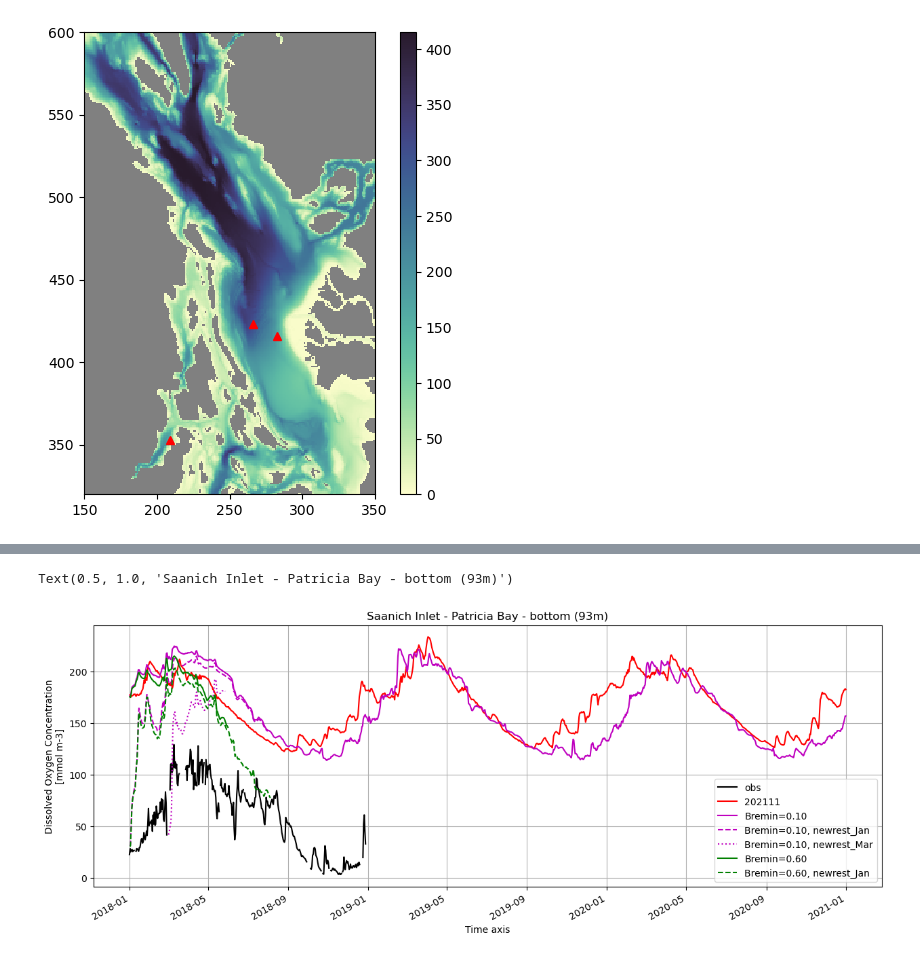
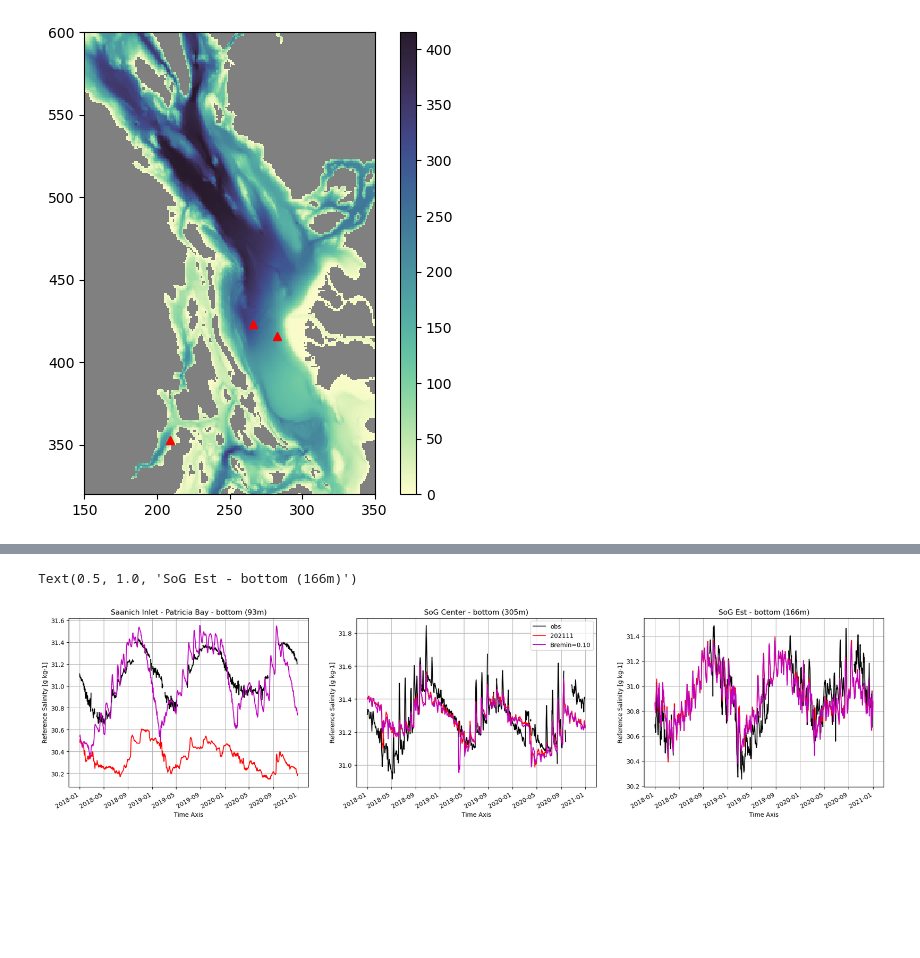
Before and after one commit to SalishSeaCast/analysis-abdoul, a Jupyter notebook: notebooks/salishsea_oxy/Evals_OxygenTS_SI-SoG_BotRemin_longRun.ipynb, the cells around one changed output, grey strips where cells are left out. Cells and saved outputs as stored; diff of their text form; code cells hidden in the pictures; blank space fills up the shorter version.

```diff
--- a/notebooks/salishsea_oxy/Evals_OxygenTS_SI-SoG_BotRemin_longRun.ipynb
+++ b/notebooks/salishsea_oxy/Evals_OxygenTS_SI-SoG_BotRemin_longRun.ipynb
@@ -225,16 +224,23 @@ Text(0.5, 1.0, '')
 # %%
-fig, ax = plt.subplots(1, 1, figsize=(15, 5))
-ax.plot(time[:365],oxy_saan[:365] * 44.661, 'k',label='obs')
-df_chemTlr0['dissolved_oxygen'][:, mbathy[0, j_SI, i_SI]-1, j_SI, i_SI].where(tmask[0, mbathy[0, j_SI, i_SI]-1, j_SI, i_SI] == 1).plot(ax=ax, x="time", color='r',label='202111')
-df_chemTlr1['dissolved_oxygen'][:, mbathy[0, j_SI, i_SI]-1, j_SI, i_SI].where(tmask[0, mbathy[0, j_SI, i_SI]-1, j_SI, i_SI] == 1).plot(ax=ax, x="time", color='m',label='Bremin=0.10')
-df_chemTlr1a['dissolved_oxygen'][:, mbathy[0, j_SI, i_SI]-1, j_SI, i_SI].where(tmask[0, mbathy[0, j_SI, i_SI]-1, j_SI, i_SI] == 1).plot(ax=ax, x="time_counter", color='m',linestyle='dashed',label='Bremin=0.10, newrest_Jan')
-df_chemTlr1b['dissolved_oxygen'][:, mbathy[0, j_SI, i_SI]-1, j_SI, i_SI].where(tmask[0, mbathy[0, j_SI, i_SI]-1, j_SI, i_SI] == 1).plot(ax=ax, x="time_counter", color='m',linestyle='dotted',label='Bremin=0.10, newrest_Mar')
-df_chemTlr2['dissolved_oxygen'][:, mbathy[0, j_SI, i_SI]-1, j_SI, i_SI].where(tmask[0, mbathy[0, j_SI, i_SI]-1, j_SI, i_SI] == 1).plot(ax=ax, x="time", color='g',label='Bremin=0.60')
-df_chemTlr2a['dissolved_oxygen'][:, mbathy[0, j_SI, i_SI]-1, j_SI, i_SI].where(tmask[0, mbathy[0, j_SI, i_SI]-1, j_SI, i_SI] == 1).plot(ax=ax, x="time_counter", color='g',linestyle='dashed',label='Bremin=0.60, newrest_Jan')
+# Salinity
+fig, ax = plt.subplots(1, 3, figsize=(24, 5))
+ax[0].plot(time[:1094],sal_saan[:1094], 'k',label='obs')
+df_gridTlr0['vosaline'][:, mbathy[0, j_SI, i_SI]-1, j_SI, i_SI].where(tmask[0, mbathy[0, j_SI, i_SI]-1, j_SI, i_SI] == 1).plot(ax=ax[0], x="time", color='r',label='202111')
+df_gridTlr1['vosaline'][:, mbathy[0, j_SI, i_SI]-1, j_SI, i_SI].where(tmask[0, mbathy[0, j_SI, i_SI]-1, j_SI, i_SI] == 1).plot(ax=ax[0], x="time", color='m',label='Bremin=0.10')
+ax[1].plot(time[:1094],sal_sogC[:1094], 'k',label='obs')
+df_gridTlr0['vosaline'][:, mbathy[0, j_SoG, i_SoG]-1, j_SoG, i_SoG].where(tmask[0, mbathy[0, j_SoG, i_SoG]-1, j_SoG, i_SoG] == 1).plot(ax=ax[1], x="time", color='r',label='202111')
+df_gridTlr1['vosaline'][:, mbathy[0, j_SoG, i_SoG]-1, j_SoG, i_SoG].where(tmask[0, mbathy[0, j_SoG, i_SoG]-1, j_SoG, i_SoG] == 1).plot(ax=ax[1], x="time", color='m',label='Bremin=0.10')
+ax[2].plot(time[:1094],sal_sogE[:1094], 'k',label='obs')
+df_gridTlr0['vosaline'][:, mbathy[0, j_SoGE, i_SoGE]-1, j_SoGE, i_SoGE].where(tmask[0, mbathy[0, j_SoGE, i_SoGE]-1, j_SoGE, i_SoGE] == 1).plot(ax=ax[2], x="time", color='r',label='202111')
+df_gridTlr1['vosaline'][:, mbathy[0, j_SoGE, i_SoGE]-1, j_SoGE, i_SoGE].where(tmask[0, mbathy[0, j_SoGE, i_SoGE]-1, j_SoGE, i_SoGE] == 1).plot(ax=ax[2], x="time", color='m',label='Bremin=0.10')
 
-ax.grid()
-ax.legend()
-ax.set_title('Saanich Inlet - Patricia Bay - bottom (93m)')
+ax[0].grid()
+ax[1].grid()
+ax[2].grid()
+ax[1].legend()
+ax[0].set_title('Saanich Inlet - Patricia Bay - bottom (93m)')
+ax[1].set_title('SoG Center - bottom (305m)')
+ax[2].set_title('SoG Est - bottom (166m)')
 # %% [output]
-Text(0.5, 1.0, 'Saanich Inlet - Patricia Bay - bottom (93m)')
+Text(0.5, 1.0, 'SoG Est - bottom (166m)')
-[figure, old version]
+[figure, new version]
```
Also changed, not shown: parts of 2 cells of this notebook.
